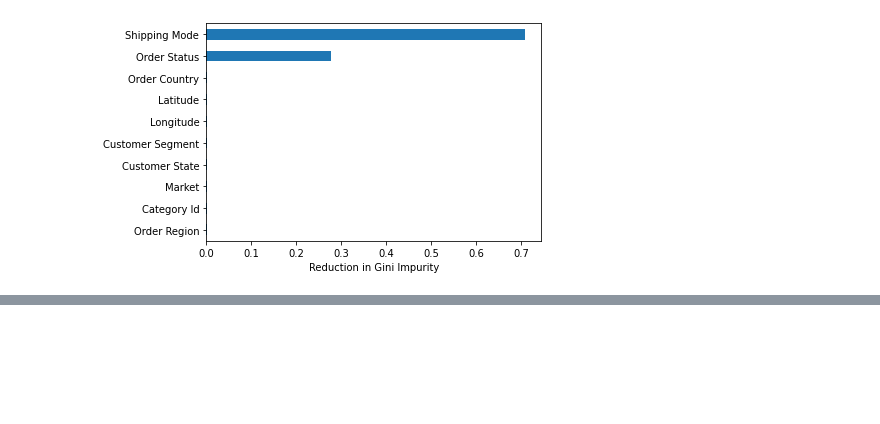
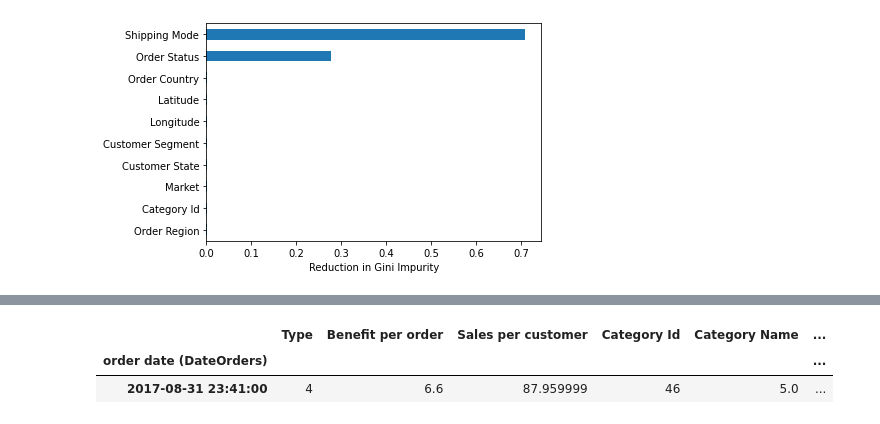
Before and after one commit to andresmvidaurre/DataCo-Build-Project, a Jupyter notebook: Final_DataCo_Build_Project.ipynb, the cells around one changed output, grey strips where cells are left out. Cells and saved outputs as stored; diff of their text form; code cells hidden in the pictures; blank space fills up the shorter version.

```diff
--- a/Final_DataCo_Build_Project.ipynb
+++ b/Final_DataCo_Build_Project.ipynb
@@ -697,3 +706,10 @@ modelxgbrs.best_params_
 modelxgbrs.best_score_
 # %% [output]
 0.7100549521386382
+# %%
+#Refitting modelxbg in next few cells to make shapley plots
+
+ore = OrdinalEncoder()
+# %%
+# Step 3: Fit your transformer
+ore.fit(X_train) # use only training set only
@@ -905,0 +980,8 @@ plt.xlabel('Reduction in Gini Impurity');
+# %%
+sample_row = XT_val.tail(1)
+# %%
+sample_row
+# %% [output]
+|  | Type | Benefit per order | Sales per customer | Category Id | Category Name | ... |
+| order date (DateOrders) |  |  |  |  |  | ... |
+| 2017-08-31 23:41:00 | 4 | 6.6 | 87.959999 | 46 | 5.0 | ... |
```
Also changed, not shown: parts of 15 cells of this notebook.
